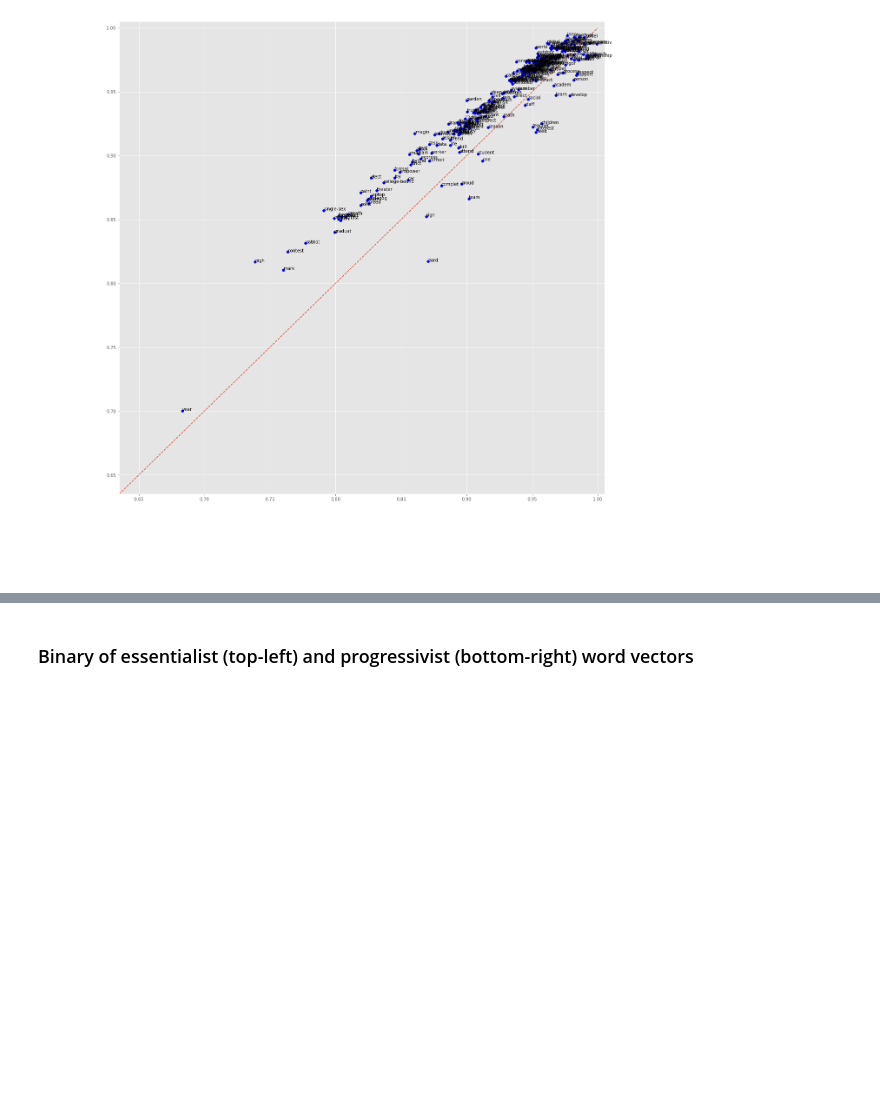
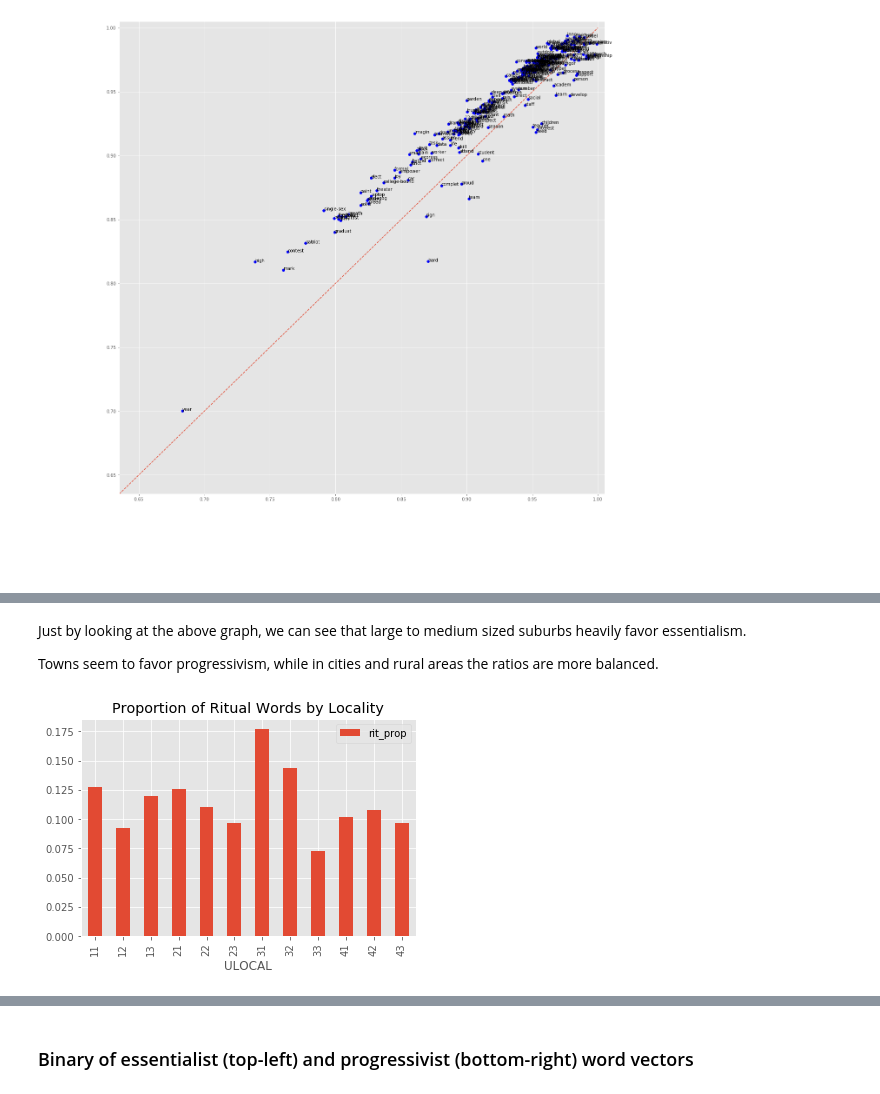
Before and after one commit to comp-strat/text_analysis, a Jupyter notebook: analysis_prelim.ipynb, the cells around one changed output, grey strips where cells are left out. Drawn from its saved outputs; the diff is of its cells as text; code cells hidden in the pictures; blank space fills up the shorter version.

```diff
--- a/analysis_prelim.ipynb
+++ b/analysis_prelim.ipynb
@@ -623,0 +673,9 @@ plt.plot([0, 1], [0, 1], linestyle='--');
+# %% [markdown]
+Just by looking at the above graph, we can see that large to medium sized suburbs heavily favor essentialism.
+
+Towns seem to favor progressivism, while in cities and rural areas the ratios are more balanced.
+# %%
+grouped_urban[["rit_prop"]].plot(kind = 'bar', title='Proportion of Ritual Words by Locality')
+plt.show()
+# %% [output]
+[figure, added]
```
Also changed, not shown: parts of 10 cells of this notebook.
